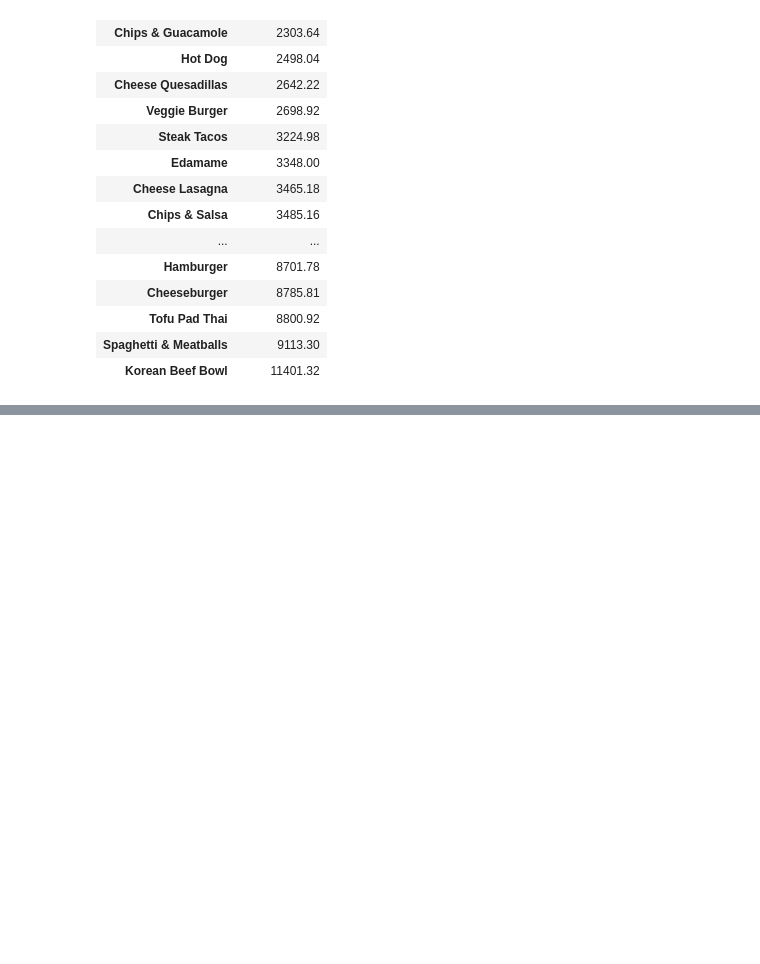
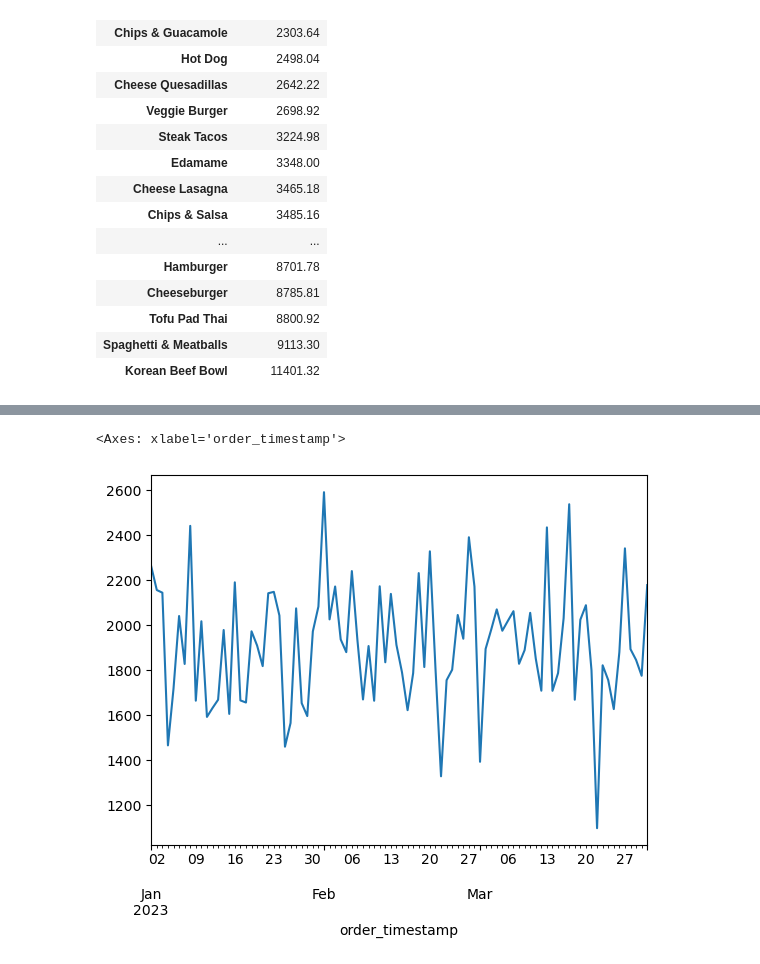
Before and after one commit to novicecoder205/Portfolio-Project-3_Restaurant-Record-Analyze-Python, a Jupyter notebook: Restaurant Record Analyze Project.ipynb, the cells around one changed output, grey strips where cells are left out. Drawn from its saved outputs; the diff is of its cells as text; code cells hidden in the pictures; blank space fills up the shorter version.

```diff
--- a/Restaurant Record Analyze Project.ipynb
+++ b/Restaurant Record Analyze Project.ipynb
@@ -150,0 +165,2 @@ order_items_df.describe()
+# %%
+order_items_df.set_index("order_timestamp")
@@ -150,0 +182,5 @@ order_items_df.describe()
+# %%
+order_items_df.set_index("order_timestamp").resample("D") ["total_revenue"].sum().plot()
+# %% [output]
+<Axes: xlabel='order_timestamp'>
+[figure, added]
```
Also changed, not shown: parts of 5 cells of this notebook.
